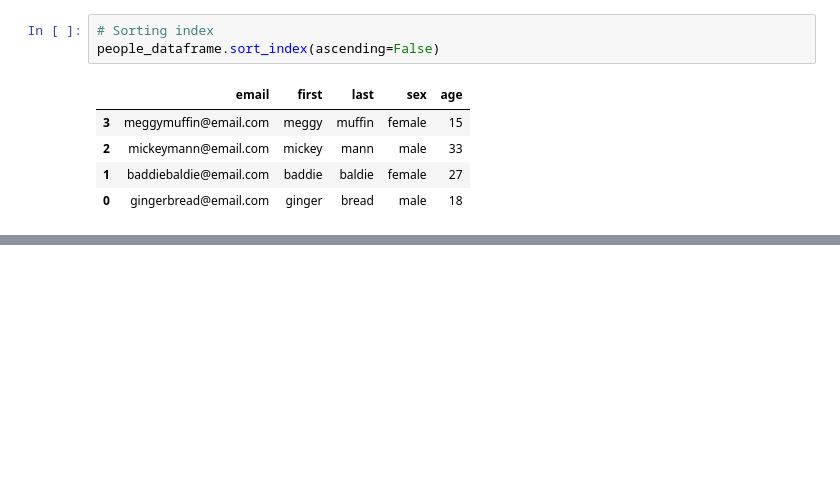
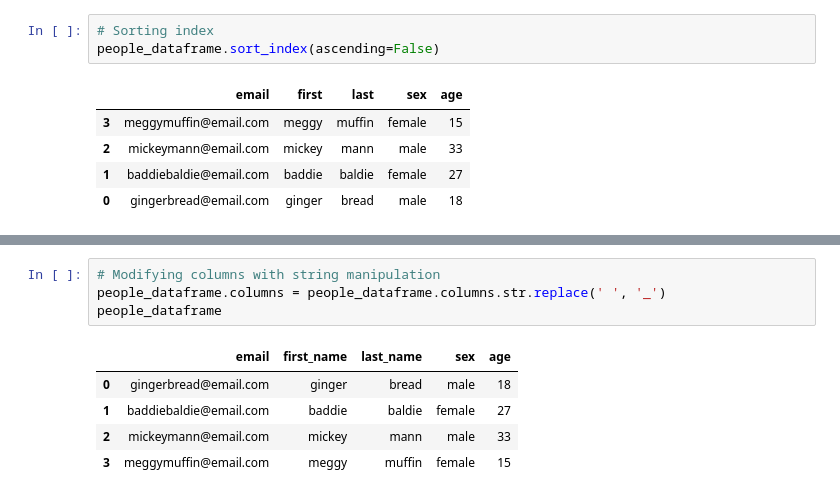
Before and after one commit to hyoaru/dsa-libraries-test, a Jupyter notebook: pandas.ipynb, the cells around one changed output, grey strips where cells are left out. Saved outputs shown, nothing was run; the diff lists cells and outputs as text; blank space fills up the shorter version.

Commit message:
[add] modifying values section

```diff
--- a/pandas.ipynb
+++ b/pandas.ipynb
@@ -209,0 +232,10 @@ people_dataframe.sort_index(ascending=False)
+# %%
+# Modifying columns with string manipulation
+people_dataframe.columns = people_dataframe.columns.str.replace(' ', '_')
+people_dataframe
+# %% [output]
+|  | email | first_name | last_name | sex | age |
+| 0 | gingerbread@email.com | ginger | bread | male | 18 |
+| 1 | baddiebaldie@email.com | baddie | baldie | female | 27 |
+| 2 | mickeymann@email.com | mickey | mann | male | 33 |
+| 3 | meggymuffin@email.com | meggy | muffin | female | 15 |
```
Also changed, not shown: parts of 14 cells of this notebook.
